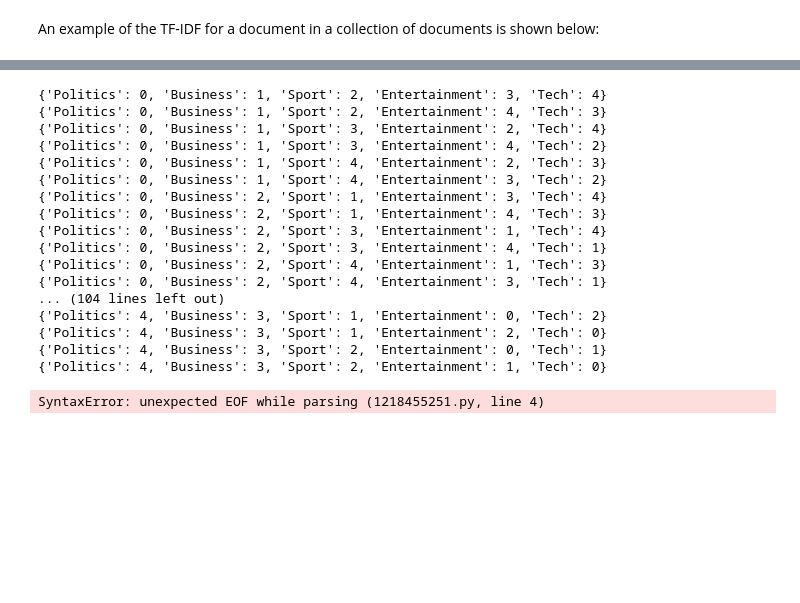
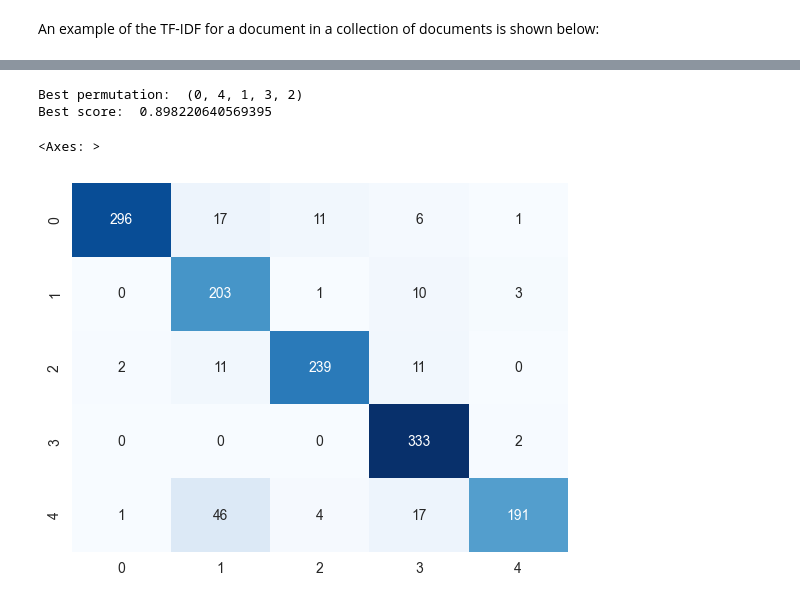
Before and after one commit to JuanDa14Sa/BBC-News-Classification, a Jupyter notebook: bbc_classification.ipynb, the cells around one changed output, grey strips where cells are left out. Cells and saved outputs as stored; diff of their text form; code cells hidden in the pictures; blank space fills up the shorter version.

Commit message:
Label permutation completed-Submission test in progress

```diff
--- a/bbc_classification.ipynb
+++ b/bbc_classification.ipynb
@@ -384,27 +374,0 @@ X_val_nmf = nmf.transform(X_val)
-# %%
-y_pred = np.argmax(X_val_nmf, axis=1)
-labels_num = np.unique(y_pred)
-labels = df_train['Category'].unique()
-from itertools import permutations
-permutations = list(permutations(labels_num))
-for permutation in permutations:
-    p_label_map = {label: int_label for label, int_label in zip(labels, permutation)}
-    print(p_label_map)
-# %% [output]
-{'Politics': 0, 'Business': 1, 'Sport': 2, 'Entertainment': 3, 'Tech': 4}
-{'Politics': 0, 'Business': 1, 'Sport': 2, 'Entertainment': 4, 'Tech': 3}
-{'Politics': 0, 'Business': 1, 'Sport': 3, 'Entertainment': 2, 'Tech': 4}
-{'Politics': 0, 'Business': 1, 'Sport': 3, 'Entertainment': 4, 'Tech': 2}
-{'Politics': 0, 'Business': 1, 'Sport': 4, 'Entertainment': 2, 'Tech': 3}
-{'Politics': 0, 'Business': 1, 'Sport': 4, 'Entertainment': 3, 'Tech': 2}
-{'Politics': 0, 'Business': 2, 'Sport': 1, 'Entertainment': 3, 'Tech': 4}
-{'Politics': 0, 'Business': 2, 'Sport': 1, 'Entertainment': 4, 'Tech': 3}
-{'Politics': 0, 'Business': 2, 'Sport': 3, 'Entertainment': 1, 'Tech': 4}
-{'Politics': 0, 'Business': 2, 'Sport': 3, 'Entertainment': 4, 'Tech': 1}
-{'Politics': 0, 'Business': 2, 'Sport': 4, 'Entertainment': 1, 'Tech': 3}
-{'Politics': 0, 'Business': 2, 'Sport': 4, 'Entertainment': 3, 'Tech': 1}
-... (104 lines left out)
-{'Politics': 4, 'Business': 3, 'Sport': 1, 'Entertainment': 0, 'Tech': 2}
-{'Politics': 4, 'Business': 3, 'Sport': 1, 'Entertainment': 2, 'Tech': 0}
-{'Politics': 4, 'Business': 3, 'Sport': 2, 'Entertainment': 0, 'Tech': 1}
-{'Politics': 4, 'Business': 3, 'Sport': 2, 'Entertainment': 1, 'Tech': 0}
@@ -414,7 +375,37 @@ def custom_score_function(y_true, y_pred):
-# %%
-X_val_nmf_df = pd.DataFrame(X_val_nmf, columns=['topic_1', 'topic_2', 'topic_3', 'topic_4', 'topic_5'])
-X_val_nmf_df['true_label'] = df_val['Category'].values
-X_val_nmf_df['predicted_label'] = X_val_nmf_df.iloc[:,:-1].idxmax(axis=1)
-def permute_labels(
-# %% [output]
-SyntaxError: unexpected EOF while parsing (1218455251.py, line 4)
+# %%
+
+def find_best_permutation(W_matrix, y_true,labels=df_train['Target'].unique()):
+    y_pred = np.argmax(W_matrix, axis=1)
+    labels_num = np.unique(y_pred)
+    permutations_list = list(permutations(labels_num))
+    best_score = 0
+    best_permutation = None
+    y_pred_best = None
+
+    for permutation in permutations_list:
+        map_permutation = {int_label: label for label, int_label in zip(labels, permutation)}
+        y_pred_perm = [map_permutation[int_label] for int_label in y_pred]
+        accuracy_score_perm = accuracy_score(y_true['Target'], y_pred_perm)
+
+        if accuracy_score_perm > best_score:
+            best_score = accuracy_score_perm
+            best_permutation = permutation
+            y_pred_best = y_pred_perm
+    return best_permutation, best_score, y_pred_best
+
+def predict(W_matrix, best_permutation):
+    y_pred = np.argmax(W_matrix, axis=1)
+    y_pred_perm = [best_permutation[int_label] for int_label in y_pred]
+    return y_pred_perm
+
+best_permutation, best_score, y_pred_best = find_best_permutation(X_train_nmf, df_train, labels=df_train['Target'].unique())
+print('Best permutation: ', best_permutation)
+print('Best score: ', best_score)
+# %% [output]
+Best permutation:  (0, 4, 1, 3, 2)
+Best score:  0.898220640569395
+# %%
+sns.heatmap(confusion_matrix(df_train['Target'], y_pred_best), annot=True, fmt='d', cmap='Blues', cbar=False)
+# %% [output]
+<Axes: >
+[figure, added]
```
Also changed, not shown: parts of 13 cells of this notebook.
